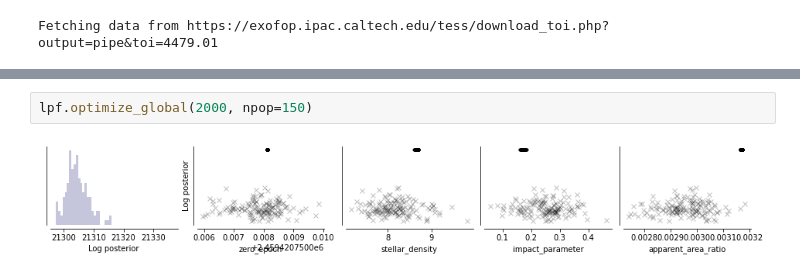
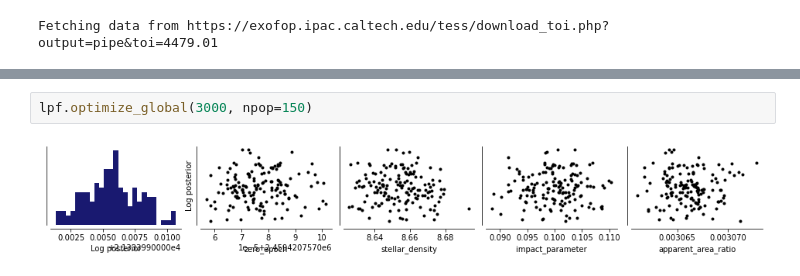
Before and after one commit to hpparvi/mcv, a Jupyter notebook: examples/toi-4479.01/validation.ipynb, the cells around one changed output, grey strips where cells are left out. Saved outputs shown, nothing was run; the diff lists cells and outputs as text.

```diff
--- a/examples/toi-4479.01/validation.ipynb
+++ b/examples/toi-4479.01/validation.ipynb
@@ -43,4 +43,4 @@ lpf.ps
 # %%
-lpf.optimize_global(2000, npop=150)
+lpf.optimize_global(3000, npop=150)
 # %% [output]
-[figure, old version]
+[figure, new version]
```
Also changed, not shown: parts of 13 cells of this notebook.
